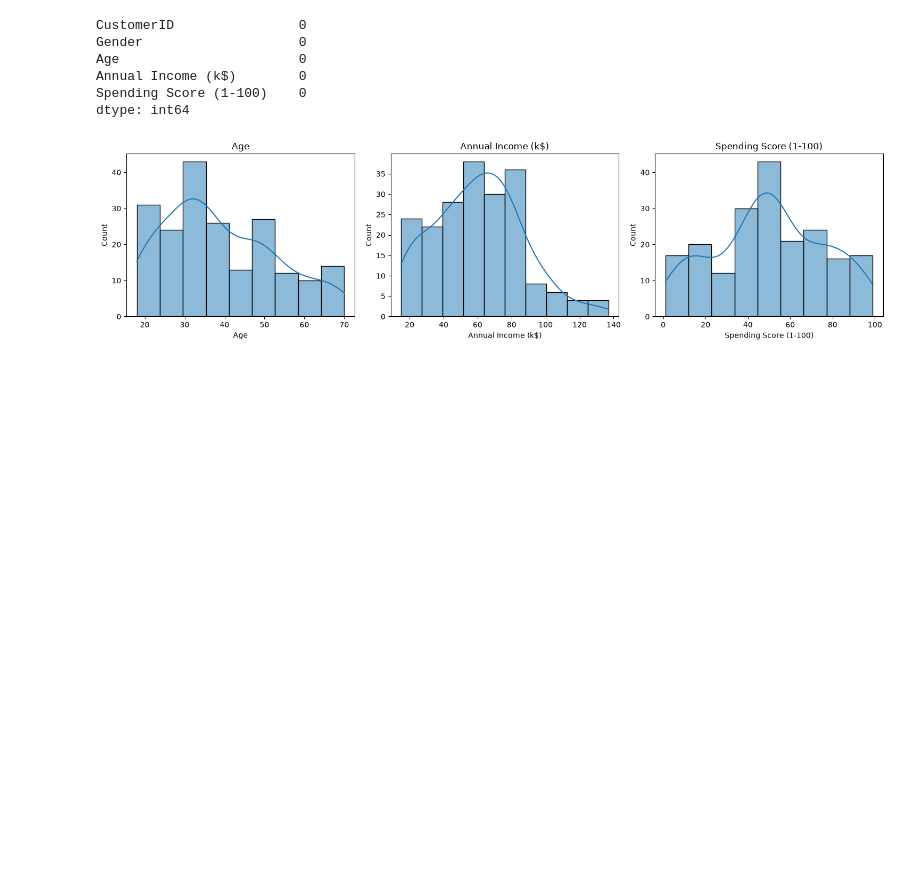
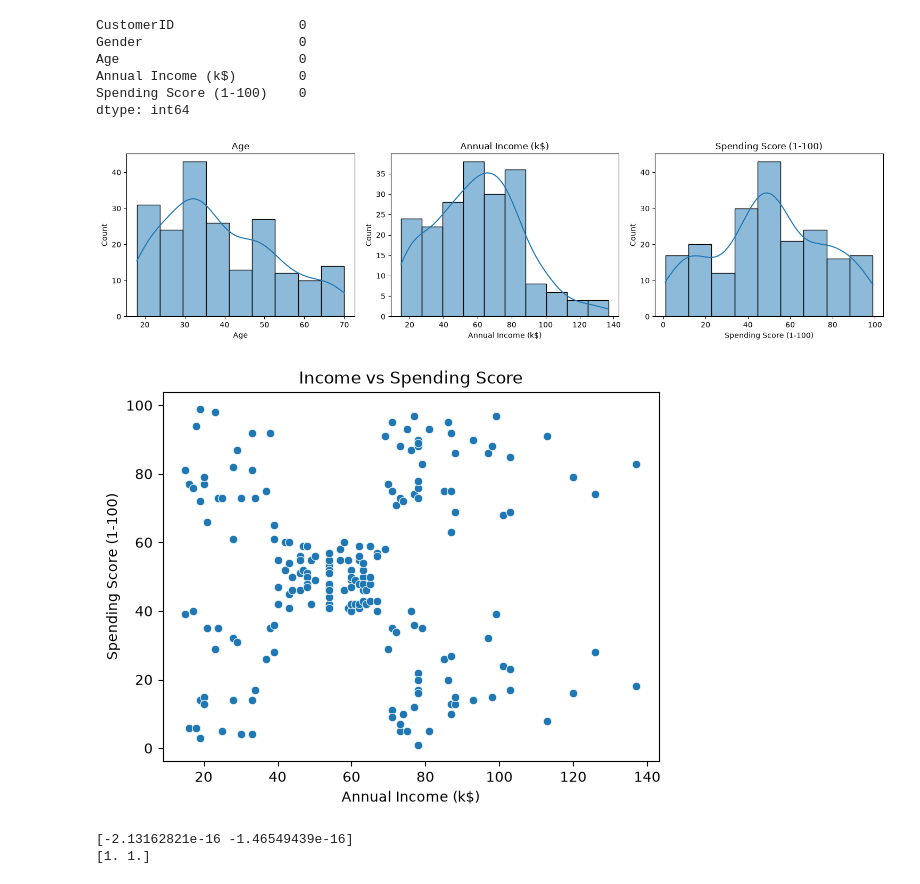
Before and after one commit to 01hanihosseini/customer-segmentation, a Jupyter notebook: notebooks/01_eda_clustering.ipynb, the cells around one changed output. Cells and saved outputs as stored; diff of their text form; code cells hidden in the pictures; blank space fills up the shorter version.

```diff
--- a/notebooks/01_eda_clustering.ipynb
+++ b/notebooks/01_eda_clustering.ipynb
@@ -63,3 +66,24 @@ plt.tight_layout()
 plt.show()
 # %% [output]
 [figure]
+# %%
+sns.scatterplot(
+    x = "Annual Income (k$)",
+    y = "Spending Score (1-100)",
+    data = df
+)
+plt.title("Income vs Spending Score")
+plt.show()
+# %% [output]
+[figure, added]
+# %%
+X = df[["Annual Income (k$)", "Spending Score (1-100)"]]
+
+scaler = StandardScaler()
+X_scaled = scaler.fit_transform(X)
+
+print(X_scaled.mean(axis=0))
+print(X_scaled.std(axis=0))
+# %% [output]
+[-2.13162821e-16 -1.46549439e-16]
+[1. 1.]
```
Also changed, not shown: parts of 2 cells of this notebook.
